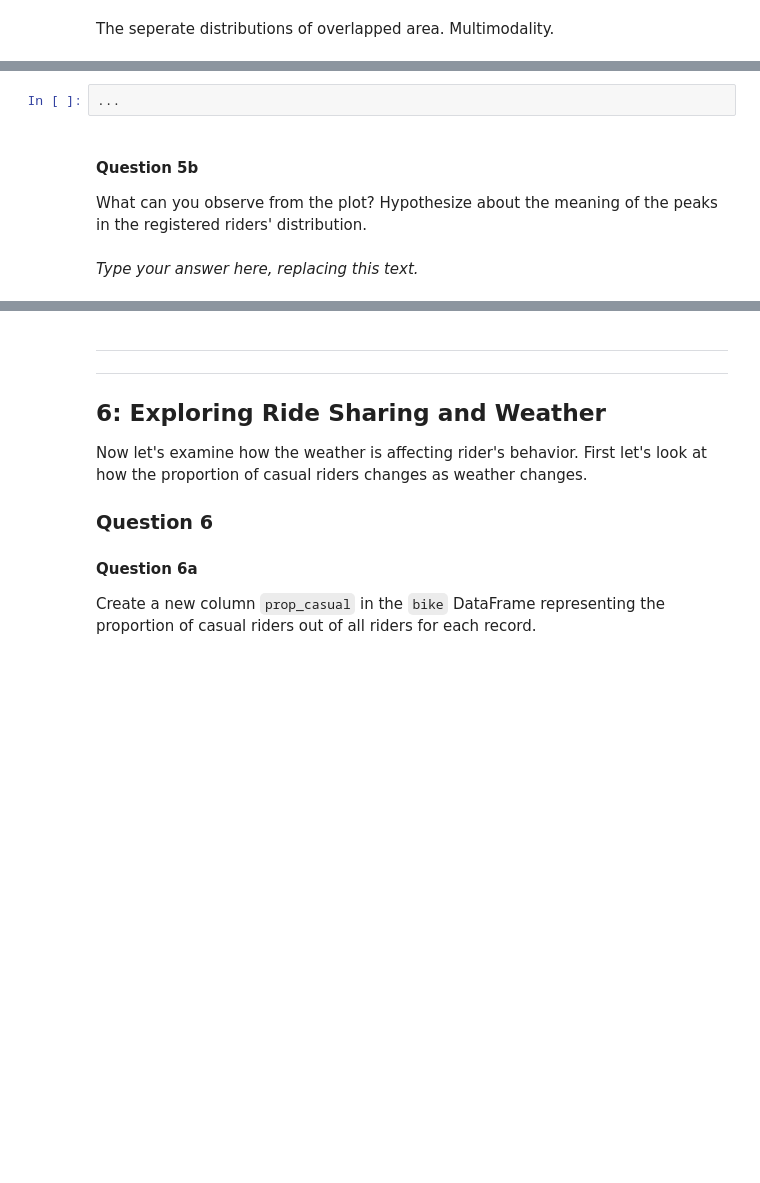
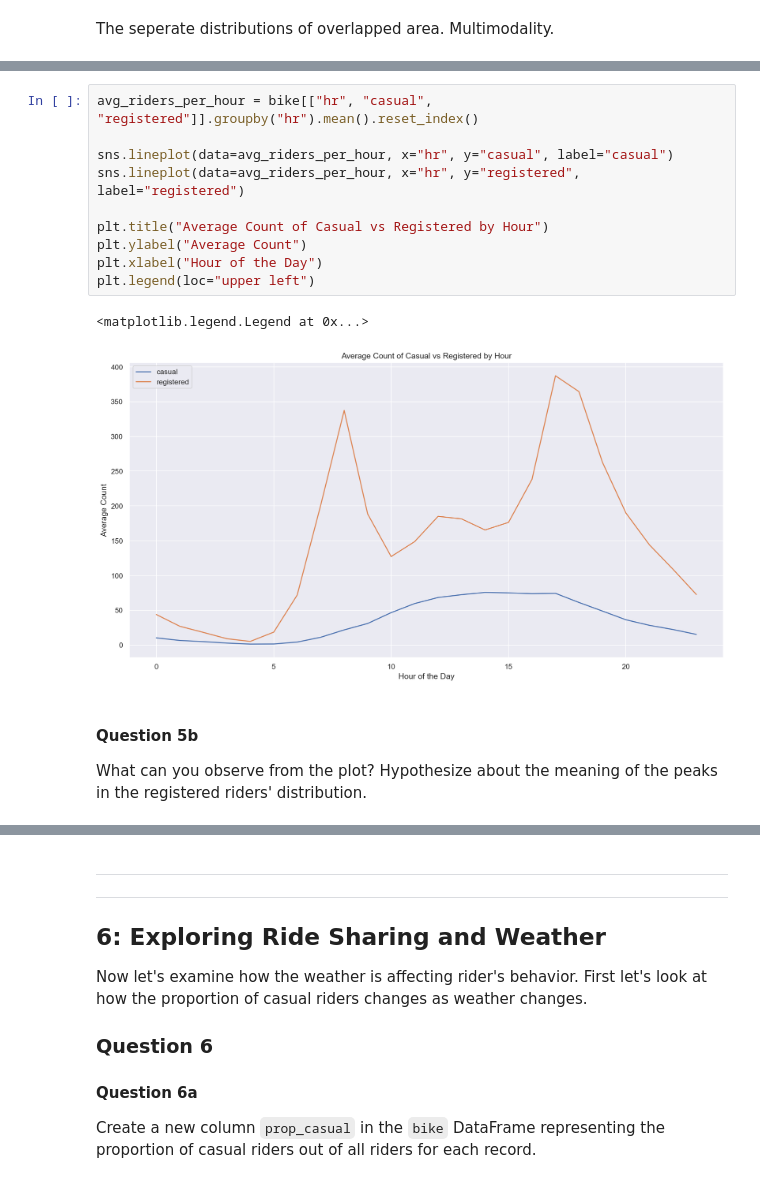
Before and after one commit to jasonwuzzz/data-100, a Jupyter notebook: hw/hw04/hw04.ipynb, the cells around one changed output, grey strips where cells are left out. Cells and saved outputs as stored; diff of their text form; blank space fills up the shorter version.

```diff
--- a/hw/hw04/hw04.ipynb
+++ b/hw/hw04/hw04.ipynb
@@ -640,8 +646,19 @@ name: q5a
 points: 2
 manual: true
 -->
-# %%
-...
+# %%
+avg_riders_per_hour = bike[["hr", "casual", "registered"]].groupby("hr").mean().reset_index()
+
+sns.lineplot(data=avg_riders_per_hour, x="hr", y="casual", label="casual")
+sns.lineplot(data=avg_riders_per_hour, x="hr", y="registered", label="registered")
+
+plt.title("Average Count of Casual vs Registered by Hour")
+plt.ylabel("Average Count")
+plt.xlabel("Hour of the Day")
+plt.legend(loc="upper left")
+# %% [output]
+<matplotlib.legend.Legend at 0x...>
+[figure, added]
 # %% [markdown]
 <!-- END QUESTION -->
 
@@ -656,5 +673,3 @@ name: q5b
 points: 2
 manual: true
 -->
-# %% [markdown]
-_Type your answer here, replacing this text._
```
Also changed, not shown: parts of 17 cells of this notebook.
